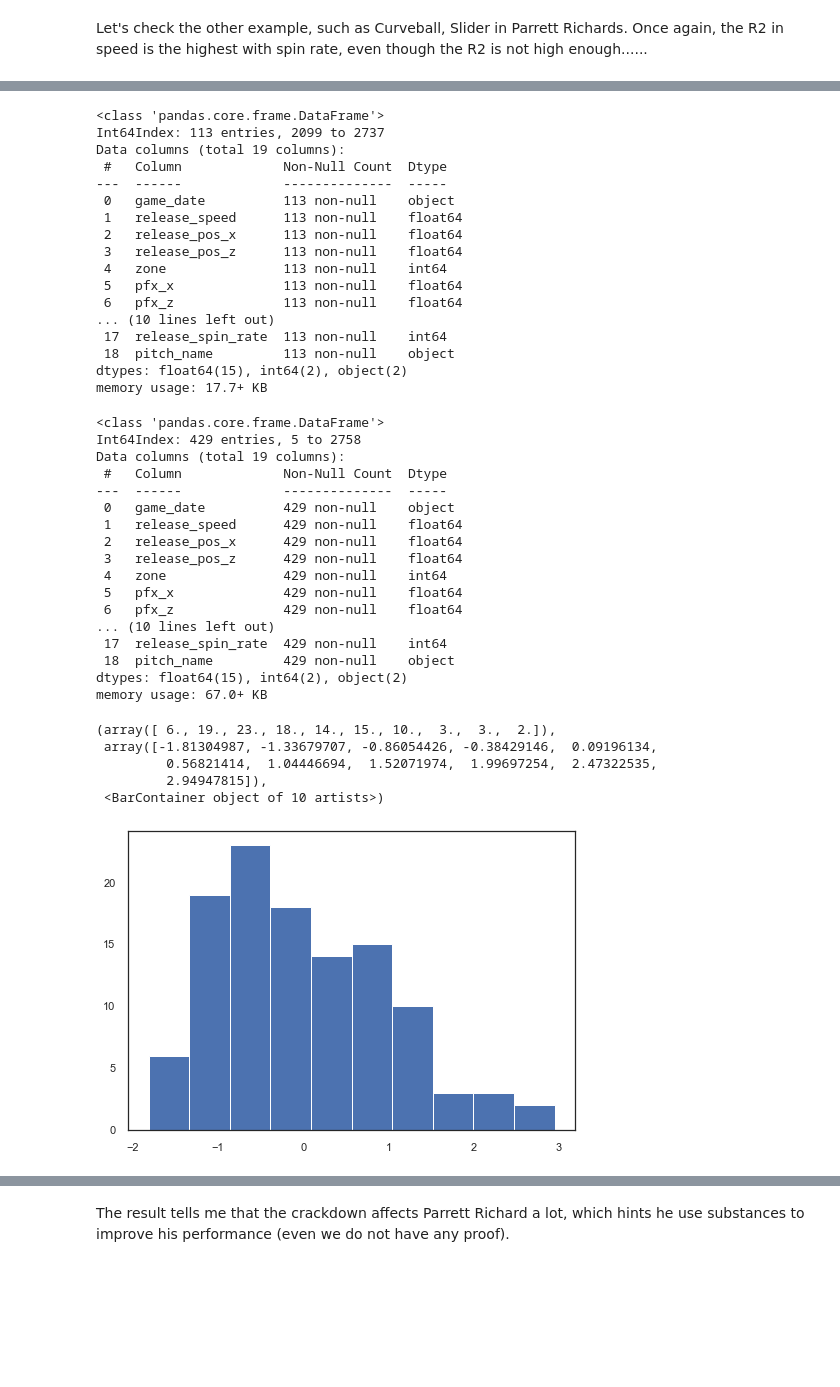
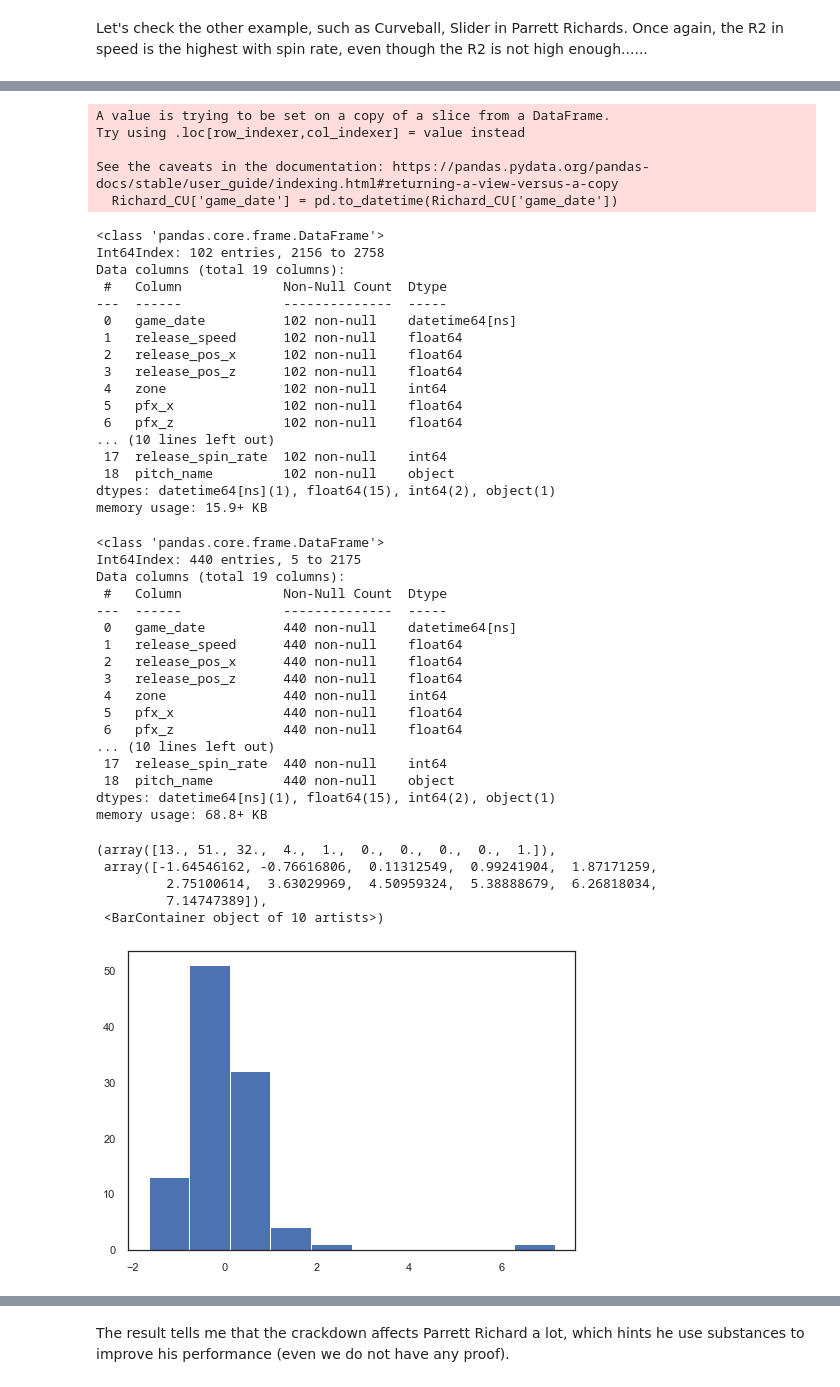
Before and after one commit to ollill0823/003.MLB-data-analysis, a Jupyter notebook: FinalProject/2022-03-12-Final-project.ipynb, the cells around one changed output, grey strips where cells are left out. Cells and saved outputs as stored; diff of their text form; code cells hidden in the pictures; blank space fills up the shorter version.

```diff
--- a/FinalProject/2022-03-12-Final-project.ipynb
+++ b/FinalProject/2022-03-12-Final-project.ipynb
@@ -414,60 +426,67 @@ visualizer.poof()
 <AxesSubplot:title={'center':'Features correlation with dependent variable'}, xlabel='Pearson Correlation'>
 # %%
+Richard_CU['game_date'] = pd.to_datetime(Richard_CU['game_date'])
 Richard_CU_sample_yes = Richard_CU[Richard_CU.game_date >= '2021/6/11' ]
 Richard_CU_sample_no = Richard_CU[Richard_CU.game_date <= '2021/6/11' ]
+# %% [output]
+A value is trying to be set on a copy of a slice from a DataFrame.
+Try using .loc[row_indexer,col_indexer] = value instead
+
+See the caveats in the documentation: https://pandas.pydata.org/pandas-docs/stable/user_guide/indexing.html#returning-a-view-versus-a-copy
+  Richard_CU['game_date'] = pd.to_datetime(Richard_CU['game_date'])
 # %%
 #collapse-output
 Richard_CU_sample_yes.info()
 # %% [output]
 <class 'pandas.core.frame.DataFrame'>
-Int64Index: 113 entries, 2099 to 2737
+Int64Index: 102 entries, 2156 to 2758
 Data columns (total 19 columns):
  #   Column             Non-Null Count  Dtype
 ---  ------             --------------  -----
- 0   game_date          113 non-null    object
- 1   release_speed      113 non-null    float64
- 2   release_pos_x      113 non-null    float64
- 3   release_pos_z      113 non-null    float64
- 4   zone               113 non-null    int64
- 5   pfx_x              113 non-null    float64
- 6   pfx_z              113 non-null    float64
+ 0   game_date          102 non-null    datetime64[ns]
+ 1   release_speed      102 non-null    float64
+ 2   release_pos_x      102 non-null    float64
+ 3   release_pos_z      102 non-null    float64
+ 4   zone               102 non-null    int64
+ 5   pfx_x              102 non-null    float64
+ 6   pfx_z              102 non-null    float64
 ... (10 lines left out)
- 17  release_spin_rate  113 non-null    int64
- 18  pitch_name         113 non-null    object
-dtypes: float64(15), int64(2), object(2)
-memory usage: 17.7+ KB
+ 17  release_spin_rate  102 non-null    int64
+ 18  pitch_name         102 non-null    object
+dtypes: datetime64[ns](1), float64(15), int64(2), object(1)
+memory usage: 15.9+ KB
 # %%
 #collapse-output
 Richard_CU_sample_no.info()
 # %% [output]
 <class 'pandas.core.frame.DataFrame'>
-Int64Index: 429 entries, 5 to 2758
+Int64Index: 440 entries, 5 to 2175
 Data columns (total 19 columns):
  #   Column             Non-Null Count  Dtype
 ---  ------             --------------  -----
- 0   game_date          429 non-null    object
- 1   release_speed      429 non-null    float64
- 2   release_pos_x      429 non-null    float64
- 3   release_pos_z      429 non-null    float64
- 4   zone               429 non-null    int64
- 5   pfx_x              429 non-null    float64
- 6   pfx_z              429 non-null    float64
+ 0   game_date          440 non-null    datetime64[ns]
+ 1   release_speed      440 non-null    float64
+ 2   release_pos_x      440 non-null    float64
+ 3   release_pos_z      440 non-null    float64
+ 4   zone               440 non-null    int64
+ 5   pfx_x              440 non-null    float64
+ 6   pfx_z              440 non-null    float64
 ... (10 lines left out)
- 17  release_spin_rate  429 non-null    int64
- 18  pitch_name         429 non-null    object
-dtypes: float64(15), int64(2), object(2)
-memory usage: 67.0+ KB
+ 17  release_spin_rate  440 non-null    int64
+ 18  pitch_name         440 non-null    object
+dtypes: datetime64[ns](1), float64(15), int64(2), object(1)
+memory usage: 68.8+ KB
 # %%
-Richard_CU_sample_no = Richard_CU_sample_no.sample(113)
+Richard_CU_sample_no = Richard_CU_sample_no.sample(102)
 from sklearn.preprocessing import scale
-diff_res = scale(np.array(Richard_CU_sample_yes['release_spin_rate']) - np.array(Richard_CU_sample_no['release_spin_rate']))
-plt.hist(diff_res)
+diff_res_CU = scale(np.array(Richard_CU_sample_yes['release_spin_rate']) - np.array(Richard_CU_sample_no['release_spin_rate']))
+plt.hist(diff_res_CU)
 # %% [output]
-(array([ 6., 19., 23., 18., 14., 15., 10.,  3.,  3.,  2.]),
- array([-1.81304987, -1.33679707, -0.86054426, -0.38429146,  0.09196134,
-         0.56821414,  1.04446694,  1.52071974,  1.99697254,  2.47322535,
-         2.94947815]),
+(array([13., 51., 32.,  4.,  1.,  0.,  0.,  0.,  0.,  1.]),
+ array([-1.64546162, -0.76616806,  0.11312549,  0.99241904,  1.87171259,
+         2.75100614,  3.63029969,  4.50959324,  5.38888679,  6.26818034,
+         7.14747389]),
  <BarContainer object of 10 artists>)
-[figure, old version]
+[figure, new version]
 # %%
 from scipy import stats
```
Also changed, not shown: parts of 46 cells of this notebook.
